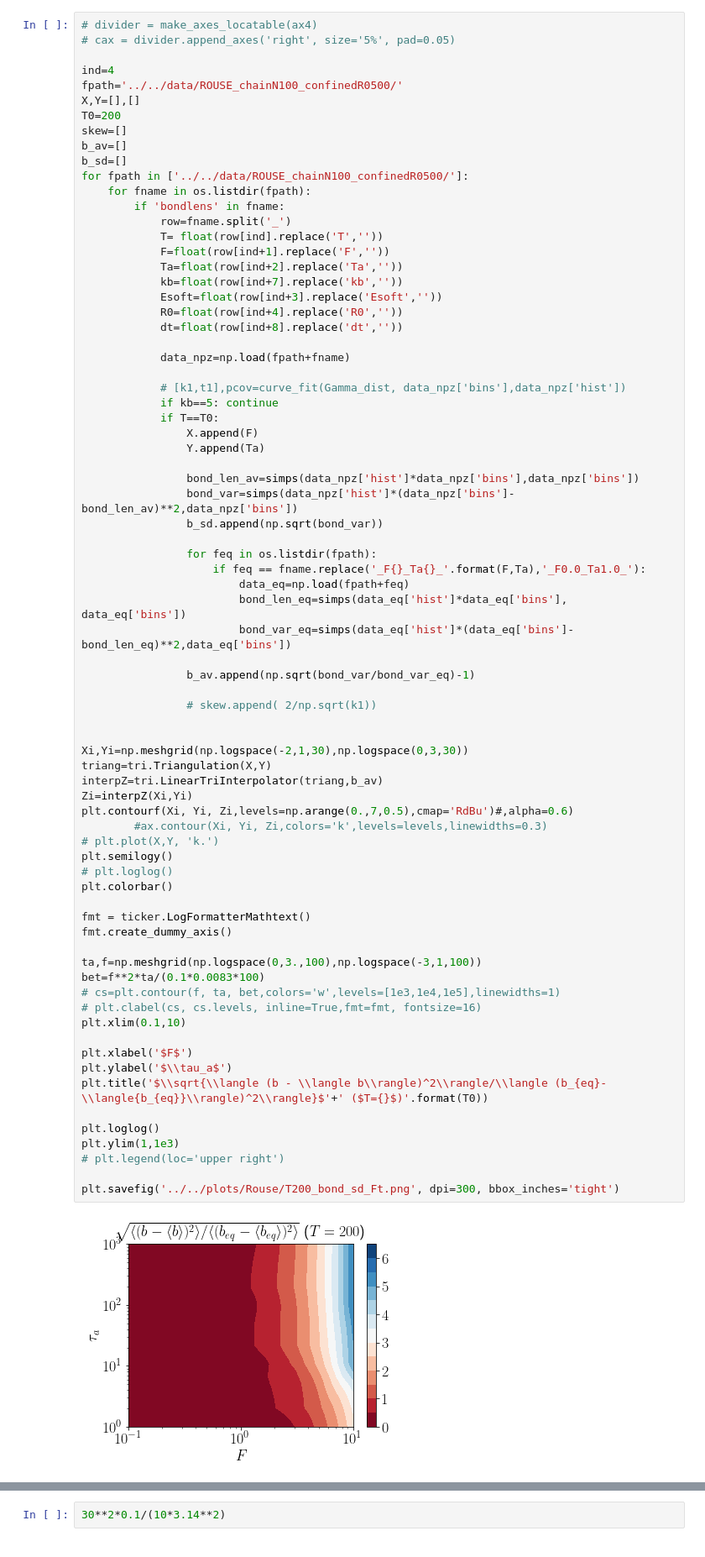
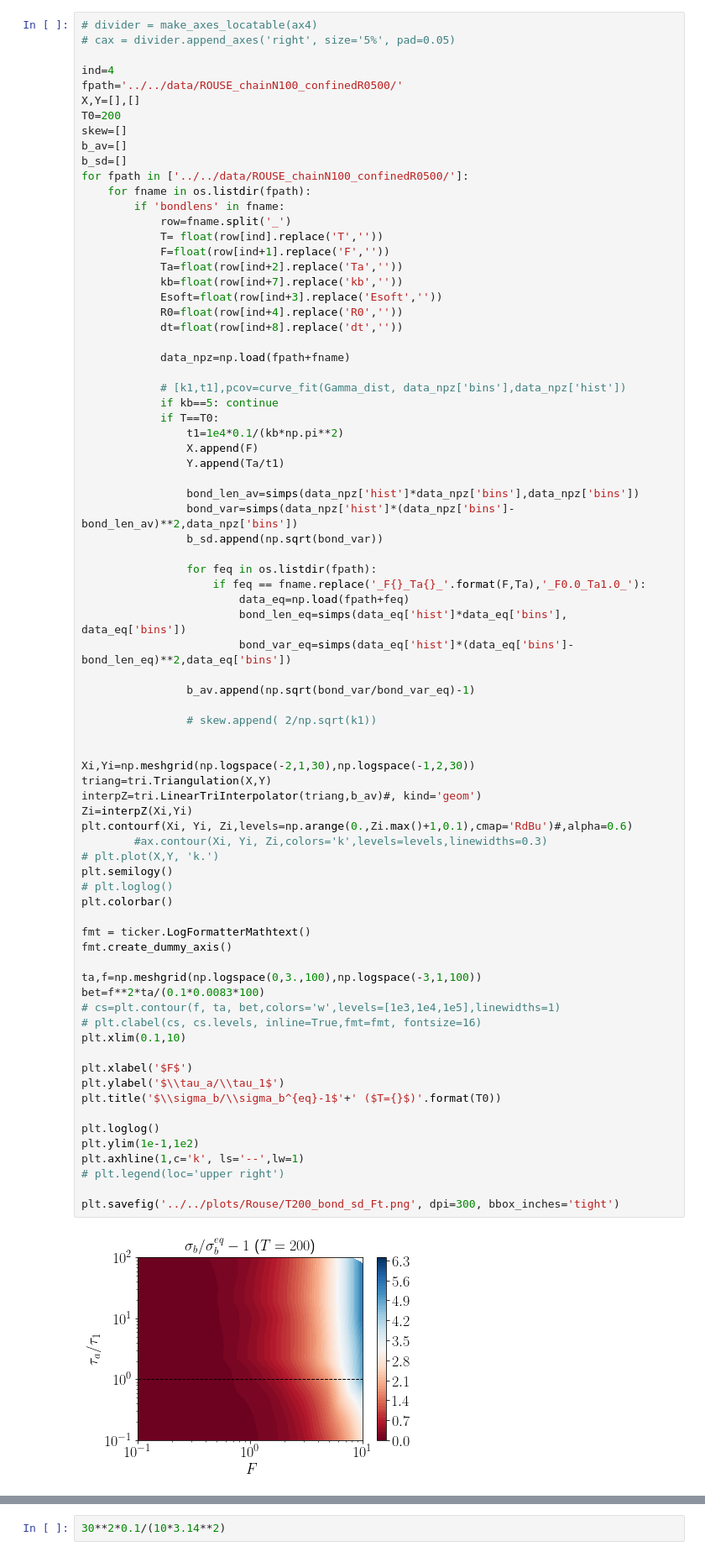
Before and after one commit to s-brahmachari/Active-noise-simulations, a Jupyter notebook: analysis_codes/plot_bond_length.ipynb, the cells around one changed output, grey strips where cells are left out. Shown at 84% size. Drawn from its saved outputs; the diff is of its cells as text.

```diff
--- a/analysis_codes/plot_bond_length.ipynb
+++ b/analysis_codes/plot_bond_length.ipynb
@@ -118,8 +118,9 @@ for fpath in ['../../data/ROUSE_chainN100_confinedR0500/']:
             # [k1,t1],pcov=curve_fit(Gamma_dist, data_npz['bins'],data_npz['hist'])
             if kb==5: continue
             if T==T0:
+                t1=1e4*0.1/(kb*np.pi**2)
                 X.append(F)
-                Y.append(Ta)
+                Y.append(Ta/t1)
 
                 bond_len_av=simps(data_npz['hist']*data_npz['bins'],data_npz['bins'])
                 bond_var=simps(data_npz['hist']*(data_npz['bins']-bond_len_av)**2,data_npz['bins'])
@@ -133,40 +134,41 @@ for fpath in ['../../data/ROUSE_chainN100_confinedR0500/']:
 
                 b_av.append(np.sqrt(bond_var/bond_var_eq)-1)
 
                 # skew.append( 2/np.sqrt(k1))
 
 
-Xi,Yi=np.meshgrid(np.logspace(-2,1,30),np.logspace(0,3,30))
+Xi,Yi=np.meshgrid(np.logspace(-2,1,30),np.logspace(-1,2,30))
 triang=tri.Triangulation(X,Y)
-interpZ=tri.LinearTriInterpolator(triang,b_av)
+interpZ=tri.LinearTriInterpolator(triang,b_av)#, kind='geom')
 Zi=interpZ(Xi,Yi)
-plt.contourf(Xi, Yi, Zi,levels=np.arange(0.,7,0.5),cmap='RdBu')#,alpha=0.6)
+plt.contourf(Xi, Yi, Zi,levels=np.arange(0.,Zi.max()+1,0.1),cmap='RdBu')#,alpha=0.6)
         #ax.contour(Xi, Yi, Zi,colors='k',levels=levels,linewidths=0.3)
 # plt.plot(X,Y, 'k.')
 plt.semilogy()
 # plt.loglog()
 plt.colorbar()
 
 fmt = ticker.LogFormatterMathtext()
 fmt.create_dummy_axis()
 
 ta,f=np.meshgrid(np.logspace(0,3.,100),np.logspace(-3,1,100))
 bet=f**2*ta/(0.1*0.0083*100)
 # cs=plt.contour(f, ta, bet,colors='w',levels=[1e3,1e4,1e5],linewidths=1)
 # plt.clabel(cs, cs.levels, inline=True,fmt=fmt, fontsize=16)
 plt.xlim(0.1,10)
 
 plt.xlabel('$F$')
-plt.ylabel('$\\tau_a$')
-plt.title('$\\sqrt{\\langle (b - \\langle b\\rangle)^2\\rangle/\\langle (b_{eq}-\\langle{b_{eq}}\\rangle)^2\\rangle}$'+' ($T={}$)'.format(T0))
+plt.ylabel('$\\tau_a/\\tau_1$')
+plt.title('$\\sigma_b/\\sigma_b^{eq}-1$'+' ($T={}$)'.format(T0))
 
 plt.loglog()
-plt.ylim(1,1e3)
+plt.ylim(1e-1,1e2)
+plt.axhline(1,c='k', ls='--',lw=1)
 # plt.legend(loc='upper right')
 
 plt.savefig('../../plots/Rouse/T200_bond_sd_Ft.png', dpi=300, bbox_inches='tight')
 # %% [output]
-[figure, old version]
+[figure, new version]
 # %%
 fig,[ax1,ax2]=plt.subplots(1,2, figsize=(10,4))
 
```
Also changed, not shown: parts of 1 cell of this notebook, 5 other files.
